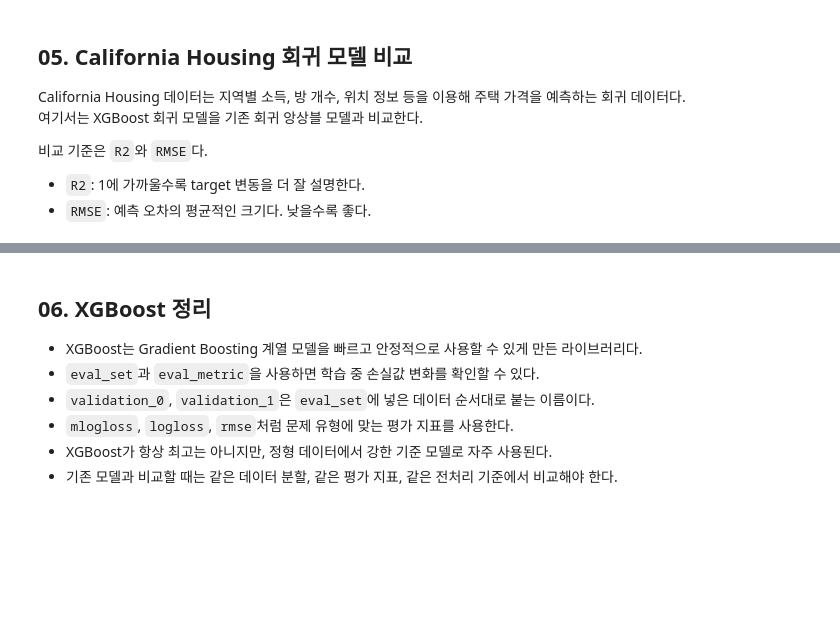
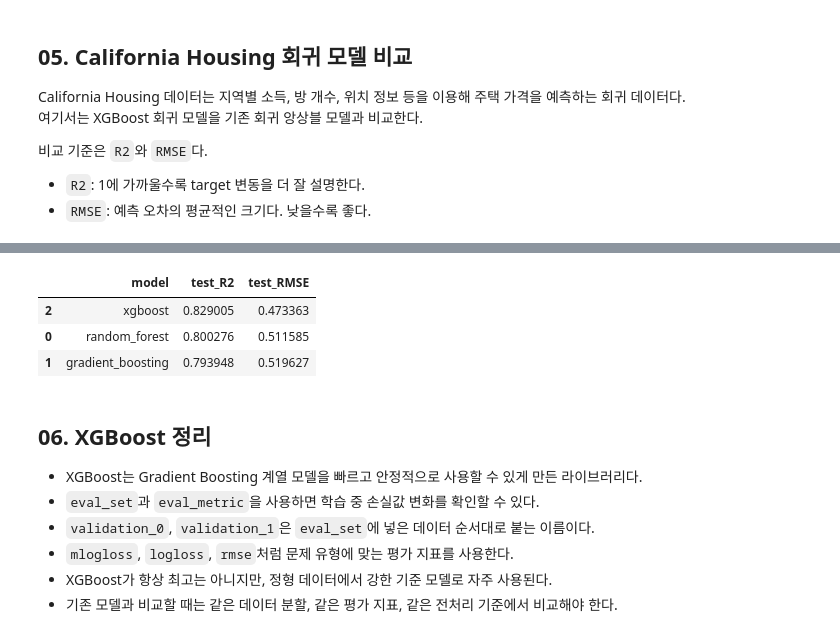
Before and after one commit to RabbitTasteDog-PRO/06_machine_learning, a Jupyter notebook: 05_ensemble/05_xgboost.ipynb, the cells around one changed output, grey strips where cells are left out. Saved outputs shown, nothing was run; the diff lists cells and outputs as text; code cells hidden in the pictures; blank space fills up the shorter version.

```diff
--- a/05_ensemble/05_xgboost.ipynb
+++ b/05_ensemble/05_xgboost.ipynb
@@ -178,3 +430,60 @@ display(housing_df.head())
+# %%
+housing_X_train, housing_X_test, housing_y_train, housing_y_test = train_test_split(
+    housing_X,
+    housing_y,
+    test_size=0.2,
+    random_state=42
+)
+
+regression_models = {
+    'random_forest': RandomForestRegressor(
+        n_estimators=200,
+        max_depth=14,
+        random_state=42,
+        n_jobs=1,
+
+    ),
+    # 이전모델의 오차를 개선해서 점점 고쳐 나간다
+    # 0.08씩 leaning_rate 값으로 고쳐나감
+    'gradient_boosting': GradientBoostingRegressor(
+        n_estimators=200,
+        learning_rate=0.08,
+        random_state=42,
+    ),
+    'xgboost': XGBRegressor(
+        n_estimators=300,
+        max_depth=4,
+        learning_rate=0.08,
+        random_state=42,
+        subsample=0.9,
+        colsample_bytree=0.9,
+        # 제곱에러 == 오차의 제곱 을 줄이는 회귀 문제로 학습함
+        objective='reg:squarederror',
+        # 회귀학습 평가 지표를 rmse로 지정한다
+        eval_metric='rmse',
+    ),
+}
+
+regression_results = []
+
+for name, model in regression_models.items():
+    model.fit(housing_X_train, housing_y_train)
+
+    housing_y_pred = model.predict(housing_X_test)
+
+    regression_results.append({
+        'model': name,
+        'test_R2': r2_score(housing_y_test, housing_y_pred),
+        'test_RMSE': root_mean_squared_error(housing_y_test, housing_y_pred),
+    })
+
+regression_result_df = pd.DataFrame(regression_results).sort_values('test_RMSE')
+display(regression_result_df)
+# %% [output]
+|  | model | test_R2 | test_RMSE |
+| 2 | xgboost | 0.829005 | 0.473363 |
+| 0 | random_forest | 0.800276 | 0.511585 |
+| 1 | gradient_boosting | 0.793948 | 0.519627 |
 # %% [markdown]
 ## 06. XGBoost 정리
 
```
Also changed, not shown: parts of 7 cells of this notebook.
